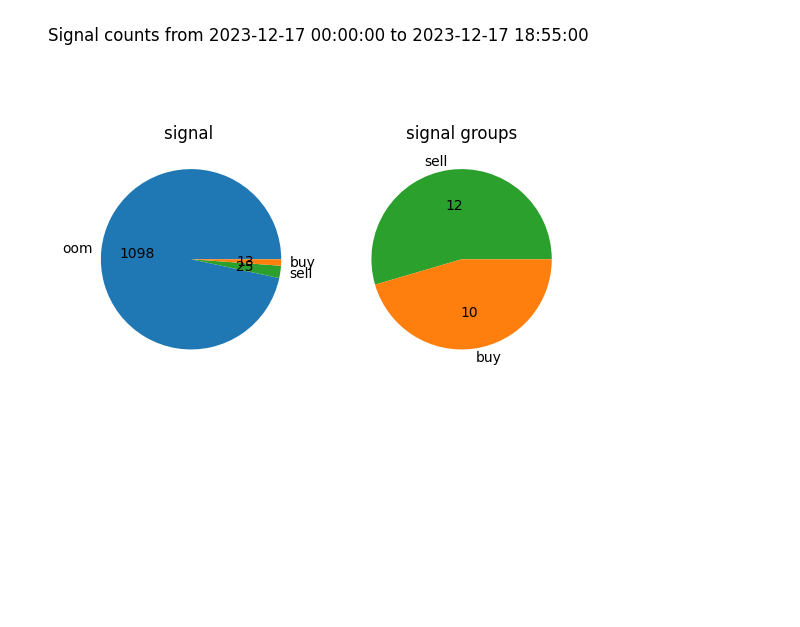
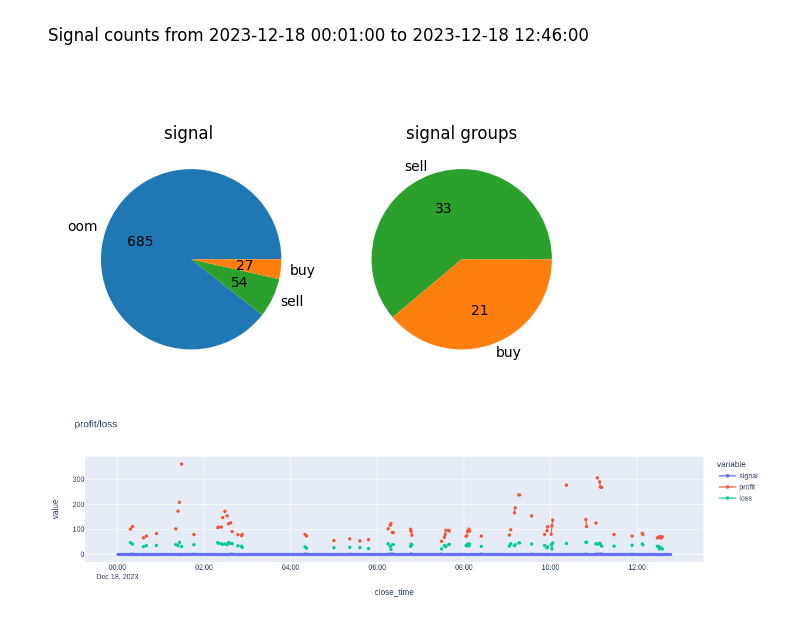
Before and after one commit to DmitryPukhov/pytrade2, a Jupyter notebook: analysis/FeatureEngineering.ipynb, the cells around one changed output. Drawn from its saved outputs; the diff is of its cells as text; code cells hidden in the pictures; blank space fills up the shorter version.

```diff
--- a/analysis/FeatureEngineering.ipynb
+++ b/analysis/FeatureEngineering.ipynb
@@ -18,5 +18,5 @@ pd.set_option('max_colwidth', None)
 import os
 # Downloading latest pytrade2 data
 #os.system("cd ./../deploy/yandex_cloud; ./download_data.sh")
-data_dir=f"../data/yandex-cloud"
+data_dir=f"../data/dev/common"
 #print(f"Download completed. Local data dir: {data_dir}")
@@ -60,13 +28,14 @@ from pathlib import Path
 def read_candles(days = 1, period = '1min'):
     """ Read last days' 1 min candles from file system """
 
-    candles_dir = Path(data_dir, 'LongCandleDenseStrategy', 'Xy')
-    files = sorted([f for f in os.listdir(candles_dir) if f.endswith(f"candles_{period}.csv.zip")])
+    candles_dir = Path(data_dir, 'candles')
+    files = sorted([f for f in os.listdir(candles_dir) if f.endswith(f"candles_{period}.csv")])
     # Read last days' files to one dataframe
     df = pd.concat([pd.read_csv(Path(candles_dir, fname), parse_dates=['open_time', 'close_time']) for fname in files[-days:]])
     df = df.set_index('close_time', drop=False)
-    del(df['close_time.1']) # temp fix
+    #del(df['close_time.1']) # temp fix
     # Resample because row data contains multiple candles inside a period
+    print(f'Read {len(df)} candles from {df.index.min()} to {df.index.max()}')
     return df.resample('1min').agg('last')
 
 candles = read_candles(1)
@@ -117,57 +87,56 @@ def calc_signal(candles, predict_window, open_ratio, min_profit_ratio, max_loss_
     # Ratio to open: generate signal if profit/loss > open ratio
     #open_ratio = 1
     min_profit = candles['close']*(max(comission*2, min_profit_ratio))
+    max_loss = candles['close']*max_loss_ratio
 
     # Profit / loss > open ratio considering comission and minimal profit
     profit_buy = (next_candles['high'] - candles['high']) - (candles['close']*2*comission)
     loss_buy =  (candles['high'] - next_candles['low']) + (candles['close']*2*comission)
-    signal_buy = (profit_buy > 0) & ((profit_buy / loss_buy) > open_ratio)& (profit_buy > min_profit)
+    signal_buy = (profit_buy > 0) & ((profit_buy / loss_buy) > open_ratio)& (profit_buy > min_profit) & (loss_buy < max_loss)
 
     # Profit / loss > open ratio considering comission and minimal profit
     profit_sell = (candles['low'] - next_candles['low']) - (candles['close']*2*comission)
     loss_sell = (next_candles['high'] - candles['low']) + (candles['close']*2*comission)
-    signal_sell = (profit_sell > 0) & ((profit_sell / loss_sell) > open_ratio) & (profit_sell > min_profit)
+    signal_sell = (profit_sell > 0) & ((profit_sell / loss_sell) > open_ratio) & (profit_sell > min_profit) & (loss_sell < max_loss)
 
     # Signal
     signal = pd.DataFrame(index=candles.index)
     signal['signal'] = 0  # Default to 0
     signal.loc[signal_buy & ~signal_sell, 'signal'] = 1  # Set to 1 where 'buy' is True and 'sell' is False
     signal.loc[~signal_buy & signal_sell, 'signal'] = -1  # Set to -1 where 'sell' is True and 'buy' is False
 
     df = signal
-    # Expected profit and loss
+    # Future profit and loss
     df.loc[signal['signal']==1, 'profit'] = profit_buy
     df.loc[signal['signal']==1, 'loss'] = loss_buy
     df.loc[signal['signal']==-1, 'profit'] = profit_sell
     df.loc[signal['signal']==-1, 'loss'] = loss_sell
     return df
-    # df[['high', 'low', 'close']] = candles[['high','low', 'close']]
-    # df[['next_high', 'next_low']] = next_candles[['high', 'low']]
-    # df['min_profit'] = min_profit
-    # df['profit_buy'] = profit_buy
-    # df['loss_buy']  = loss_buy
-    # df['profit_buy_ratio'] = profit_buy / loss_buy
-    # df['profit_sell'] = profit_sell
-    # df['loss_sell']  = loss_sell
-    # df['profit_sell_ratio'] = profit_sell / loss_sell
-
-    # #df = df[(profit_buy / loss_buy) > open_ratio]
-
-    # df['signal'] = signal['signal']
-    # # df['buy ratio'] = profit_buy/loss_buy
-
-    # return df
 
 signal = (calc_signal(candles,
                       predict_window = '10min',
-                      open_ratio = 4,
+                      open_ratio = 2,
                       # 0.01*0.012*2 - open+close comission 0.012%
                       # Comission is 4.8 for 40K price, ~10 for one open+close trade
-                      min_profit_ratio = (0.01*0.012*2)*2,
-                      max_loss_ratio = (0.01*0.012*2) * 10)
+                      min_profit_ratio = (0.01*0.012*2) * 5,
+                      max_loss_ratio = (0.01*0.012*2) * 5)
          )
 signal[signal['signal']!=0].tail(100)
 
+# Pie plot, signals
 plot_signal_counts(signal)
+
+
+# Line plot, profit/loss
+import plotly.express as px
+import warnings
+# Supress pandas+plotly warning
+warnings.simplefilter(action='ignore', category=FutureWarning)
+px.line(signal, title='profit/loss').update_traces(mode='lines+markers').show()
+
+# Matplotlib profit/loss chart
+# signal[signal['signal']!=0].plot(linestyle=':', marker='o', title='profit/loss')
+#plt.show()
 # %% [output]
-[figure, old version]
+[figure, new version]
+[figure, added]
```
Also changed, not shown: parts of 2 cells of this notebook.
